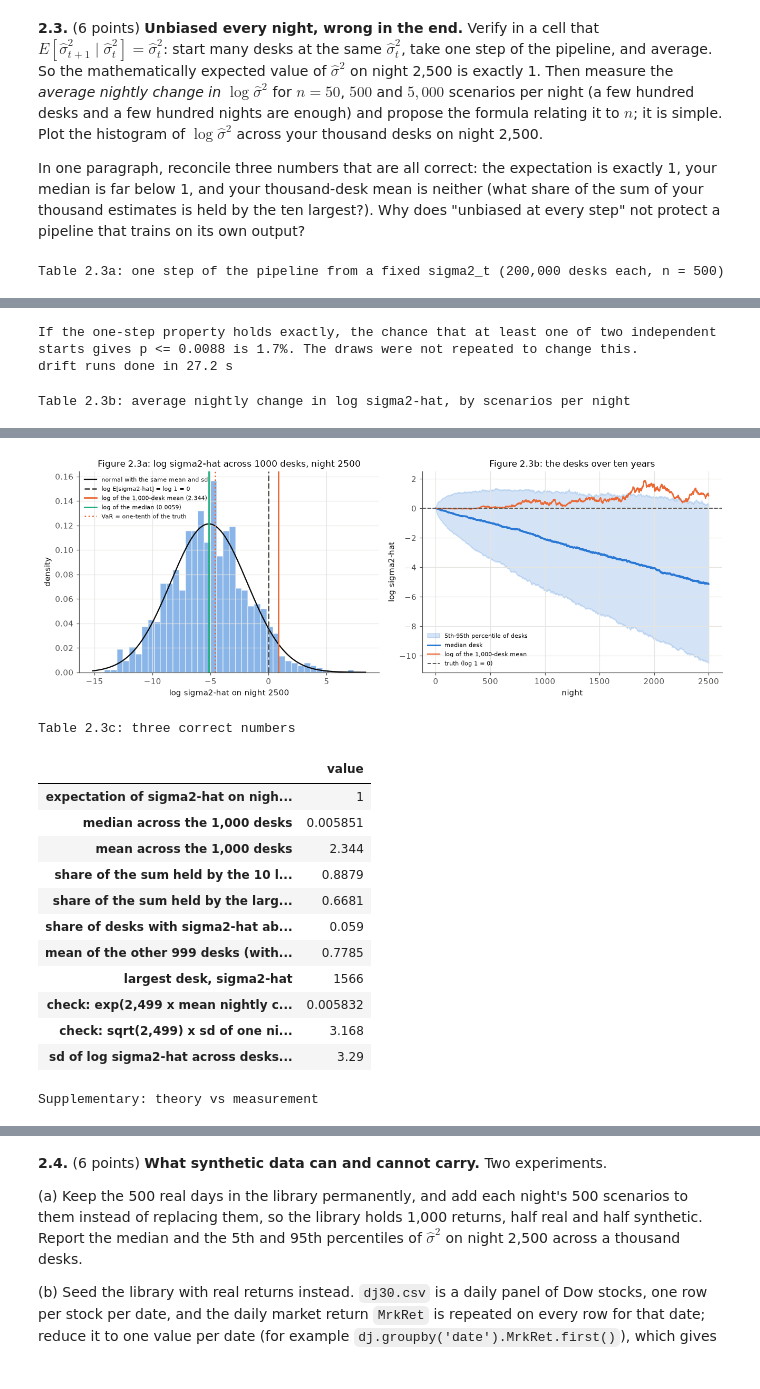
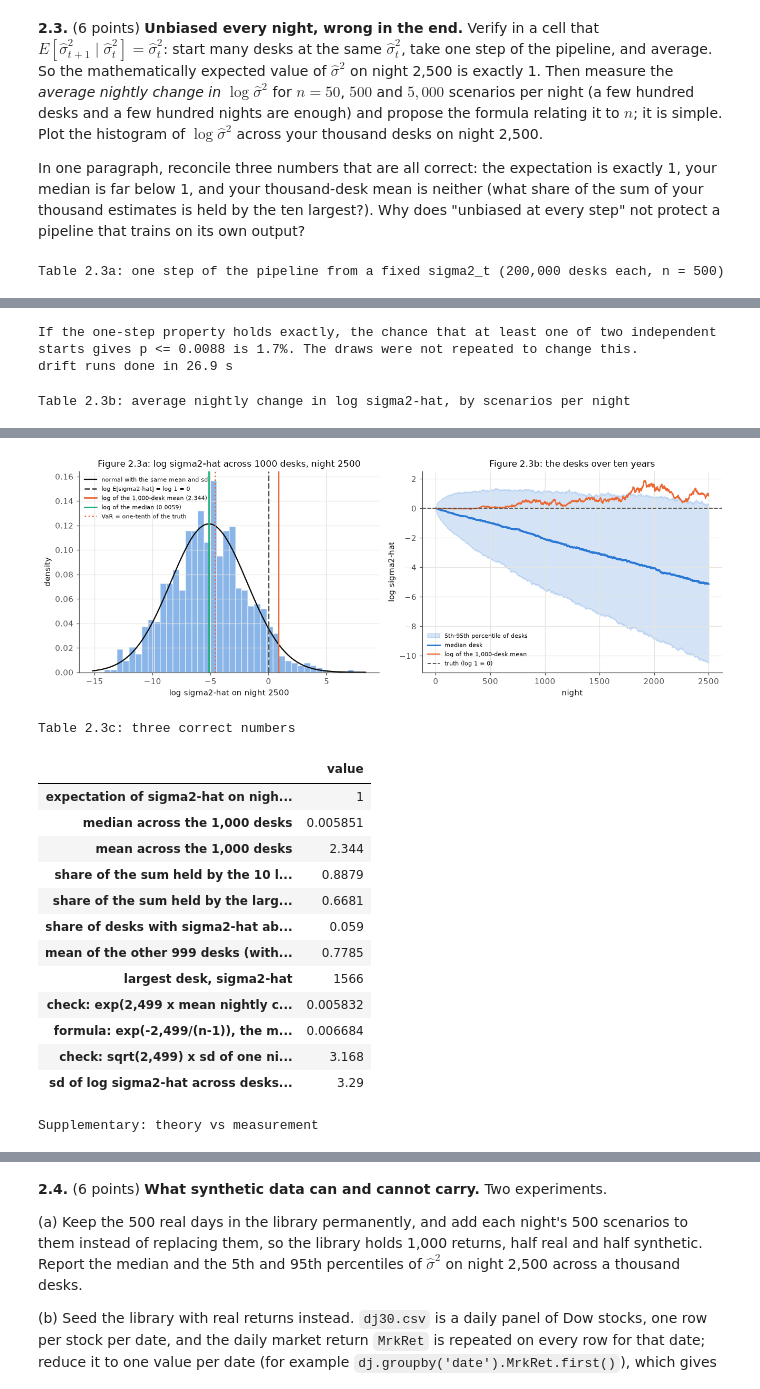
Before and after one commit to Teknado/UChicago, a Jupyter notebook: Final_Autumn_2026-1.ipynb, the cells around one changed output, grey strips where cells are left out. Drawn from its saved outputs; the diff is of its cells as text; code cells hidden in the pictures.

```diff
--- a/Final_Autumn_2026-1.ipynb
+++ b/Final_Autumn_2026-1.ipynb
@@ -557,7 +557,14 @@ seconds). For night 2,500 report the mean, median, 5th and 95th percentiles and
 $\hat\sigma^2$, and the fraction of desks reporting a VaR below one-tenth of the truth. Where does
 your one desk sit in that distribution? Is the story's fall from 2.8% to 0.24% typical?
 # %%
+import numpy as np
+import pandas as pd
+import matplotlib.pyplot as plt
 import scipy.stats as stats
+
+# the plot colours of Problem 1, repeated so that Problem 2 also runs on its own
+C_BLUE, C_ORANGE, C_AQUA = '#2a78d6', '#eb6834', '#1baf7a'
+C_INK, C_GREY, C_LIGHT = '#0b0b0b', '#52514e', '#e6e5e1'
 
 N_DESKS = 1000
 STORY_VAR_START, STORY_VAR_END = 2.8, 0.24          # % of NAV, from the story
@@ -796,6 +803,7 @@ tab23c = pd.Series({
     'mean of the other 999 desks (without the largest)': srt[1:].mean(),
     'largest desk, sigma2-hat': srt[0],
     'check: exp(2,499 x mean nightly change), vs the median': np.exp((NIGHTS - 1) * drift_500),
+    'formula: exp(-2,499/(n-1)), the median the drift formula predicts': np.exp(-(NIGHTS - 1) / (N_SCEN - 1)),
     'check: sqrt(2,499) x sd of one night\'s change, vs sd of log sigma2-hat': np.sqrt(NIGHTS - 1) * sd_inc,
     'sd of log sigma2-hat across desks on night 2,500': x_T.std(ddof=1)}, name='value')
 display(tab23c.to_frame().style.format('{:.4g}').set_caption('Table 2.3c: three correct numbers'))
@@ -813,34 +821,35 @@ theory['-1/n'] = -1 / theory.n
 theory['exact sd of one night\'s change'] = np.sqrt(polygamma(1, k / 2))
 theory['measured (Table 2.3b)'] = tab23b.loc[['n = 50', 'n = 500', 'n = 5,000'], 'mean nightly change in log sigma2'].to_numpy()
 theory['n x exact'] = theory.n * theory['exact E[nightly change]']
 display(theory.set_index('n').style.format('{:.6f}').set_caption('Supplementary: theory vs measurement'))
 # %% [output]
 Table 2.3a: one step of the pipeline from a fixed sigma2_t (200,000 desks each, n = 500)
 |  | mean of sigma2_{t+1}/sigma2_t | SE | 95% CI low | 95% CI high | CI contains 1 | t vs 1 | two-sided p | ... |
 | start |  |  |  |  |  |  |  | ... |
 | sigma2_t = 1 (night 1) | 0.99963 | 0.00014 | 0.99935 | 0.99991 | False | -2.62 | 0.0088 | ... |
 | sigma2_t = 1.405e-05 (the one des... | 1.00009 | 0.00014 | 0.99981 | 1.00036 | True | 0.60 | 0.5454 | ... |
 If the one-step property holds exactly, the chance that at least one of two independent starts gives p <= 0.0088 is 1.7%. The draws were not repeated to change this.
-drift runs done in 27.2 s
+drift runs done in 26.9 s
 Table 2.3b: average nightly change in log sigma2-hat, by scenarios per night
 |  | n | desks | nights | mean nightly change in log sigma2 | SE | sd of one night's change | n x change | n x SE | ... |
 | n = 50 | 50 | 500 | 500 | -0.019788 | 0.000436 | 0.2040 | -0.989 | 0.022 | ... |
 | n = 500 | 500 | 500 | 500 | -0.002003 | 0.000132 | 0.0634 | -1.002 | 0.066 | ... |
 | n = 5,000 | 5000 | 500 | 500 | -0.000173 | 0.000040 | 0.0200 | -0.866 | 0.202 | ... |
 | n = 50 (precise run) | 50 | 2000 | 2000 | -0.020500 | 0.000103 | 0.2041 | -1.025 | 0.005 | ... |
 | n = 500 (the 2.2 run) | 500 | 1000 | 2499 | -0.002059 | 0.000042 | 0.0634 | -1.029 | 0.021 | ... |
 [figure]
 Table 2.3c: three correct numbers
 |  | value |
 | expectation of sigma2-hat on nigh... | 1 |
 | median across the 1,000 desks | 0.005851 |
 | mean across the 1,000 desks | 2.344 |
 | share of the sum held by the 10 l... | 0.8879 |
 | share of the sum held by the larg... | 0.6681 |
 | share of desks with sigma2-hat ab... | 0.059 |
 | mean of the other 999 desks (with... | 0.7785 |
 | largest desk, sigma2-hat | 1566 |
 | check: exp(2,499 x mean nightly c... | 0.005832 |
+| formula: exp(-2,499/(n-1)), the m... | 0.006684 |
 | check: sqrt(2,499) x sd of one ni... | 3.168 |
 | sd of log sigma2-hat across desks... | 3.29 |
 Supplementary: theory vs measurement
```
Also changed, not shown: parts of 37 cells of this notebook, 2 other files.
